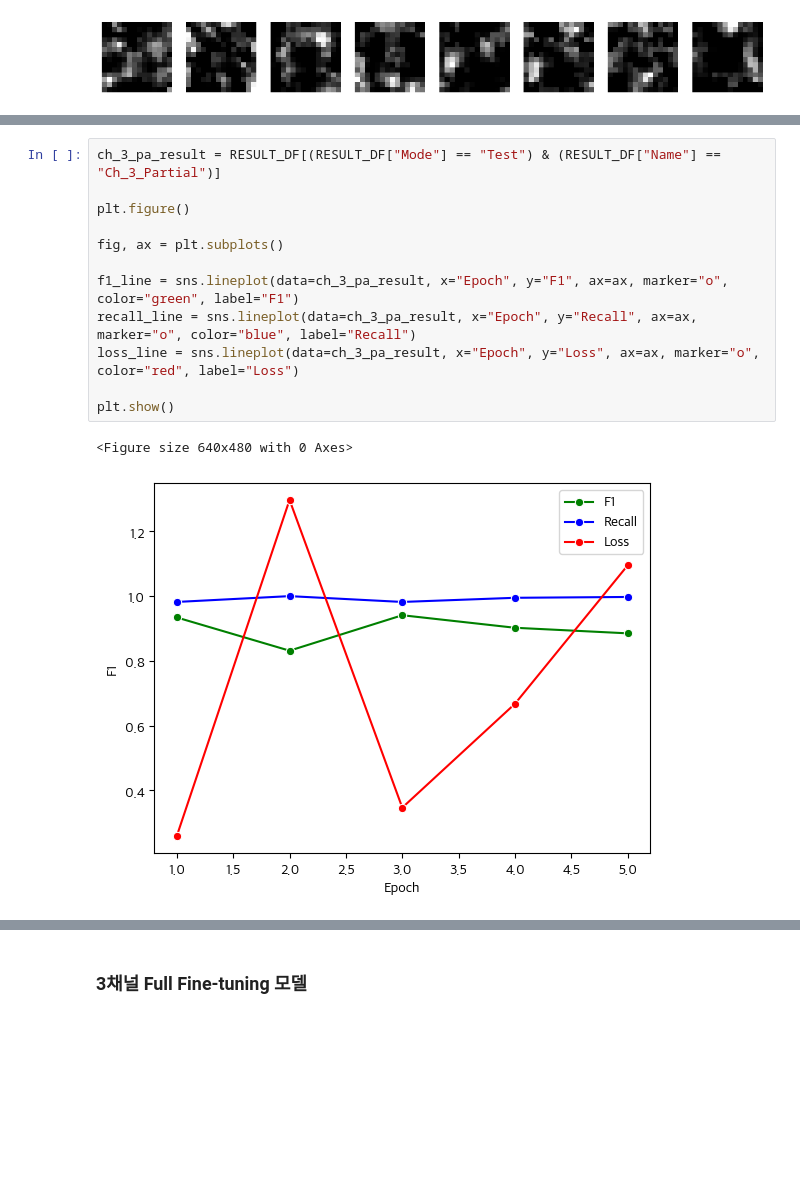
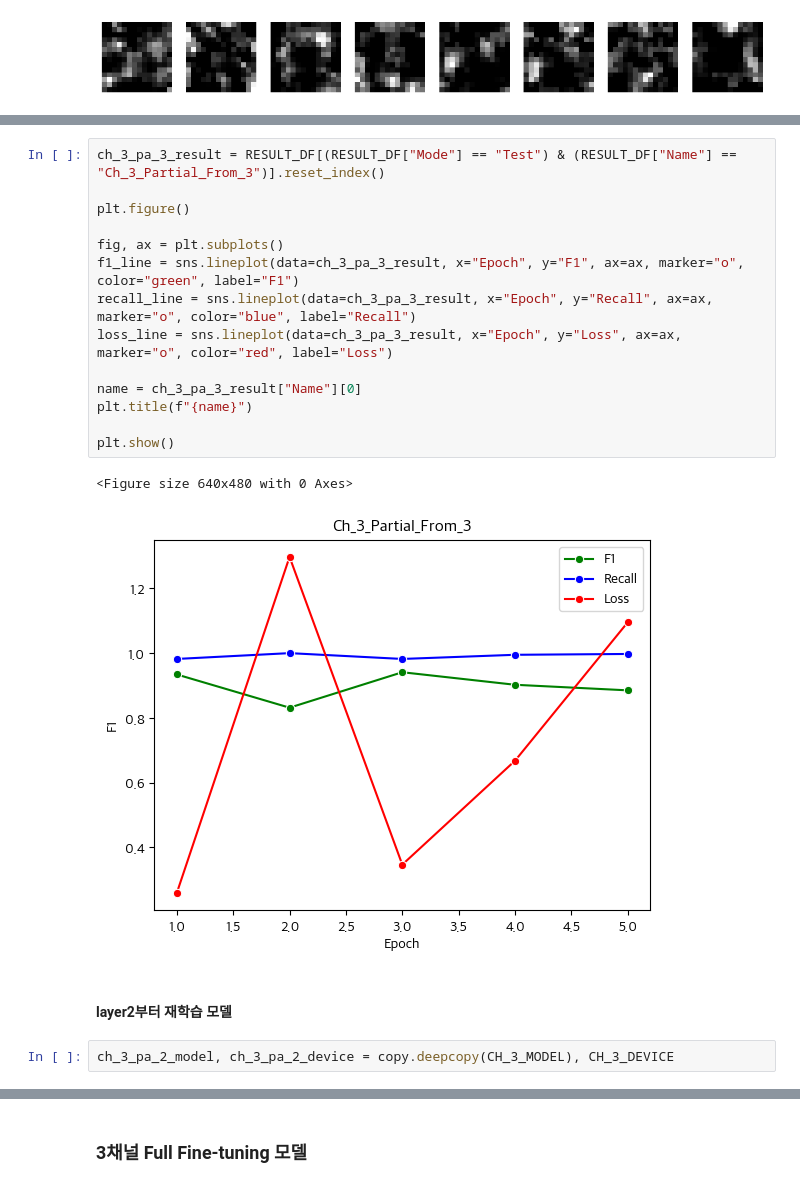
Before and after one commit to wonbywondev/ML-DL, a Jupyter notebook: 06_DL_FineTuning/06_Xray.ipynb, the cells around one changed output, grey strips where cells are left out. Cells and saved outputs as stored; diff of their text form; blank space fills up the shorter version.

Commit message:
3채널 Partial_2 추가

```diff
--- a/06_DL_FineTuning/06_Xray.ipynb
+++ b/06_DL_FineTuning/06_Xray.ipynb
@@ -861,17 +865,23 @@ clean_cache()
 # %% [output]
 start_epoch: 6
 # %%
-ch_3_pa_result = RESULT_DF[(RESULT_DF["Mode"] == "Test") & (RESULT_DF["Name"] == "Ch_3_Partial")]
+ch_3_pa_3_result = RESULT_DF[(RESULT_DF["Mode"] == "Test") & (RESULT_DF["Name"] == "Ch_3_Partial_From_3")].reset_index()
 
 plt.figure()
 
 fig, ax = plt.subplots()
+f1_line = sns.lineplot(data=ch_3_pa_3_result, x="Epoch", y="F1", ax=ax, marker="o", color="green", label="F1")
+recall_line = sns.lineplot(data=ch_3_pa_3_result, x="Epoch", y="Recall", ax=ax, marker="o", color="blue", label="Recall")
+loss_line = sns.lineplot(data=ch_3_pa_3_result, x="Epoch", y="Loss", ax=ax, marker="o", color="red", label="Loss")
 
-f1_line = sns.lineplot(data=ch_3_pa_result, x="Epoch", y="F1", ax=ax, marker="o", color="green", label="F1")
-recall_line = sns.lineplot(data=ch_3_pa_result, x="Epoch", y="Recall", ax=ax, marker="o", color="blue", label="Recall")
-loss_line = sns.lineplot(data=ch_3_pa_result, x="Epoch", y="Loss", ax=ax, marker="o", color="red", label="Loss")
+name = ch_3_pa_3_result["Name"][0]
+plt.title(f"{name}")
 
 plt.show()
 # %% [output]
 <Figure size 640x480 with 0 Axes>
-[figure, old version]
+[figure, new version]
+# %% [markdown]
+#### layer2부터 재학습 모델
+# %%
+ch_3_pa_2_model, ch_3_pa_2_device = copy.deepcopy(CH_3_MODEL), CH_3_DEVICE
```
Also changed, not shown: parts of 14 cells of this notebook.
